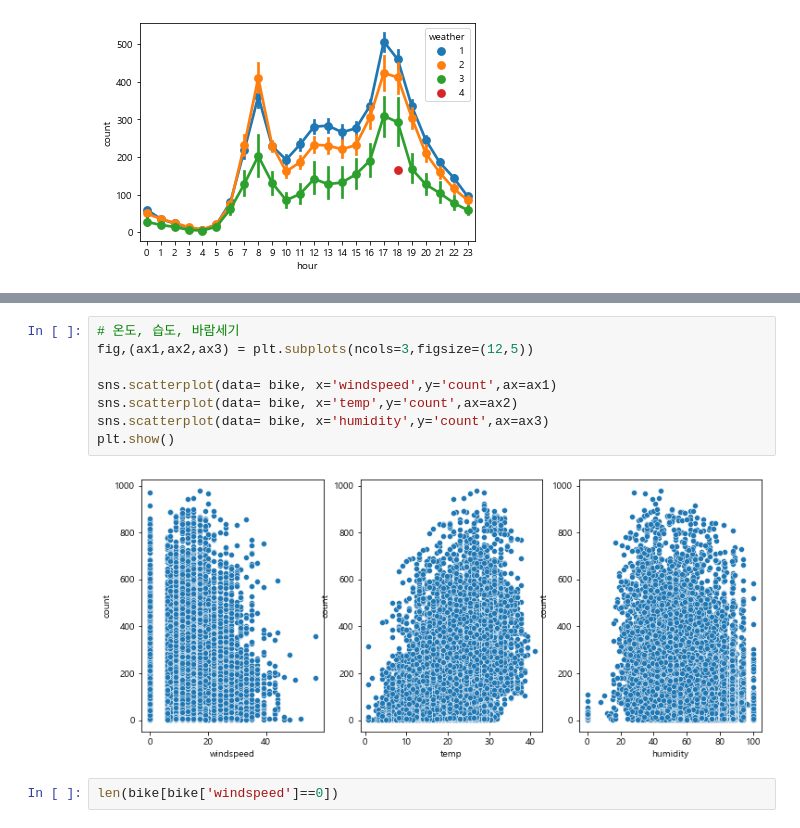
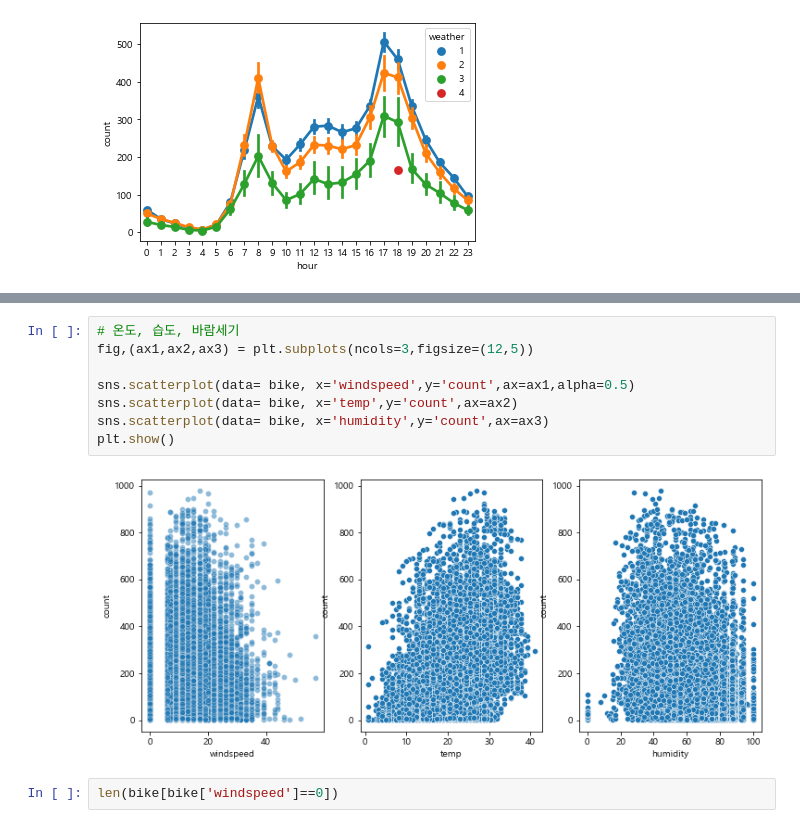
Before and after one commit to pillz9408/python, a Jupyter notebook: DataVisualize/seabornEx.ipynb, the cells around one changed output, grey strips where cells are left out. Cells and saved outputs as stored; diff of their text form.

```diff
--- a/DataVisualize/seabornEx.ipynb
+++ b/DataVisualize/seabornEx.ipynb
@@ -311,13 +315,13 @@ plt.show()
 # %%
 # 온도, 습도, 바람세기
 fig,(ax1,ax2,ax3) = plt.subplots(ncols=3,figsize=(12,5))
 
-sns.scatterplot(data= bike, x='windspeed',y='count',ax=ax1)
+sns.scatterplot(data= bike, x='windspeed',y='count',ax=ax1,alpha=0.5)
 sns.scatterplot(data= bike, x='temp',y='count',ax=ax2)
 sns.scatterplot(data= bike, x='humidity',y='count',ax=ax3)
 plt.show()
 # %% [output]
-[figure, old version]
+[figure, new version]
 # %%
 len(bike[bike['windspeed']==0])
 # %% [output]
```
Also changed, not shown: parts of 1 cell of this notebook, 4 other files.
